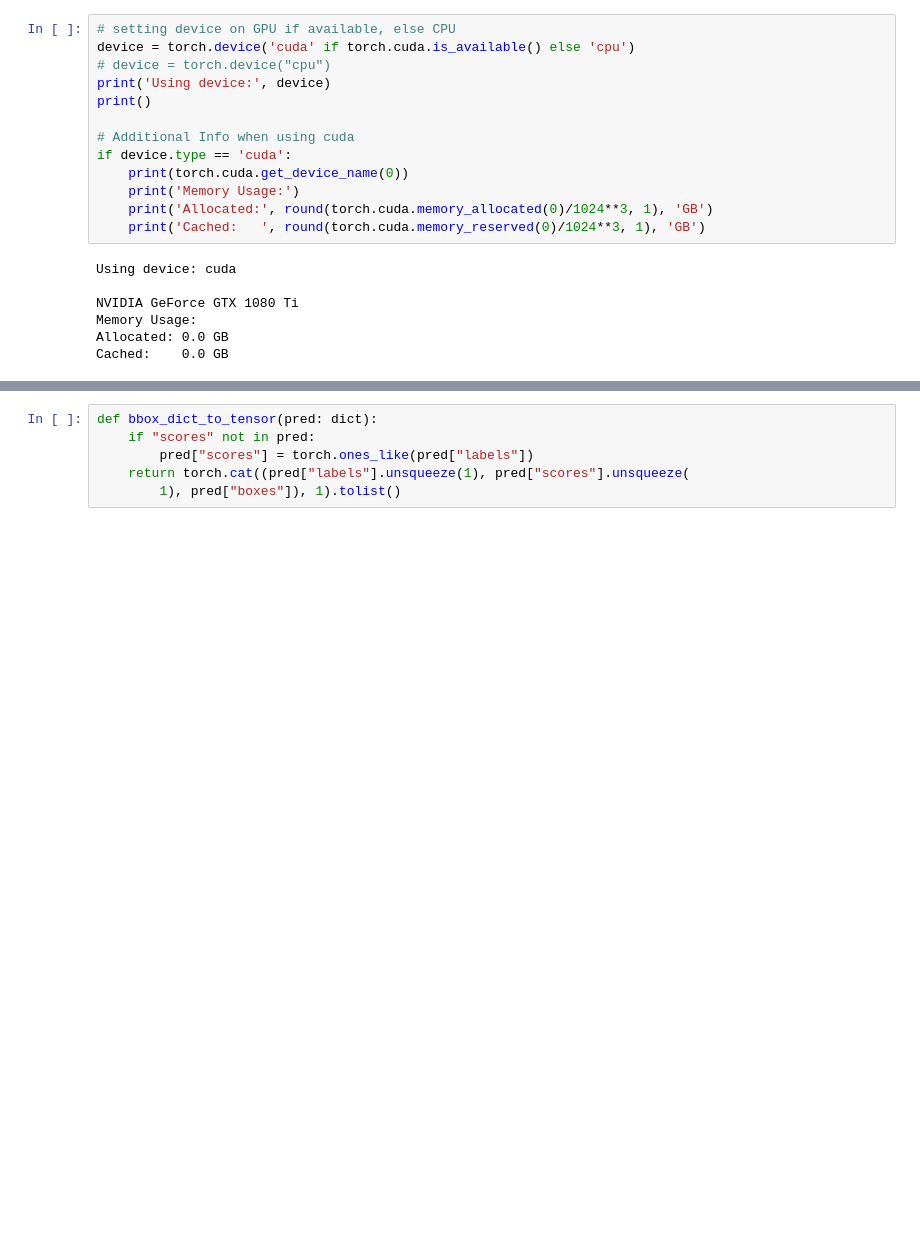
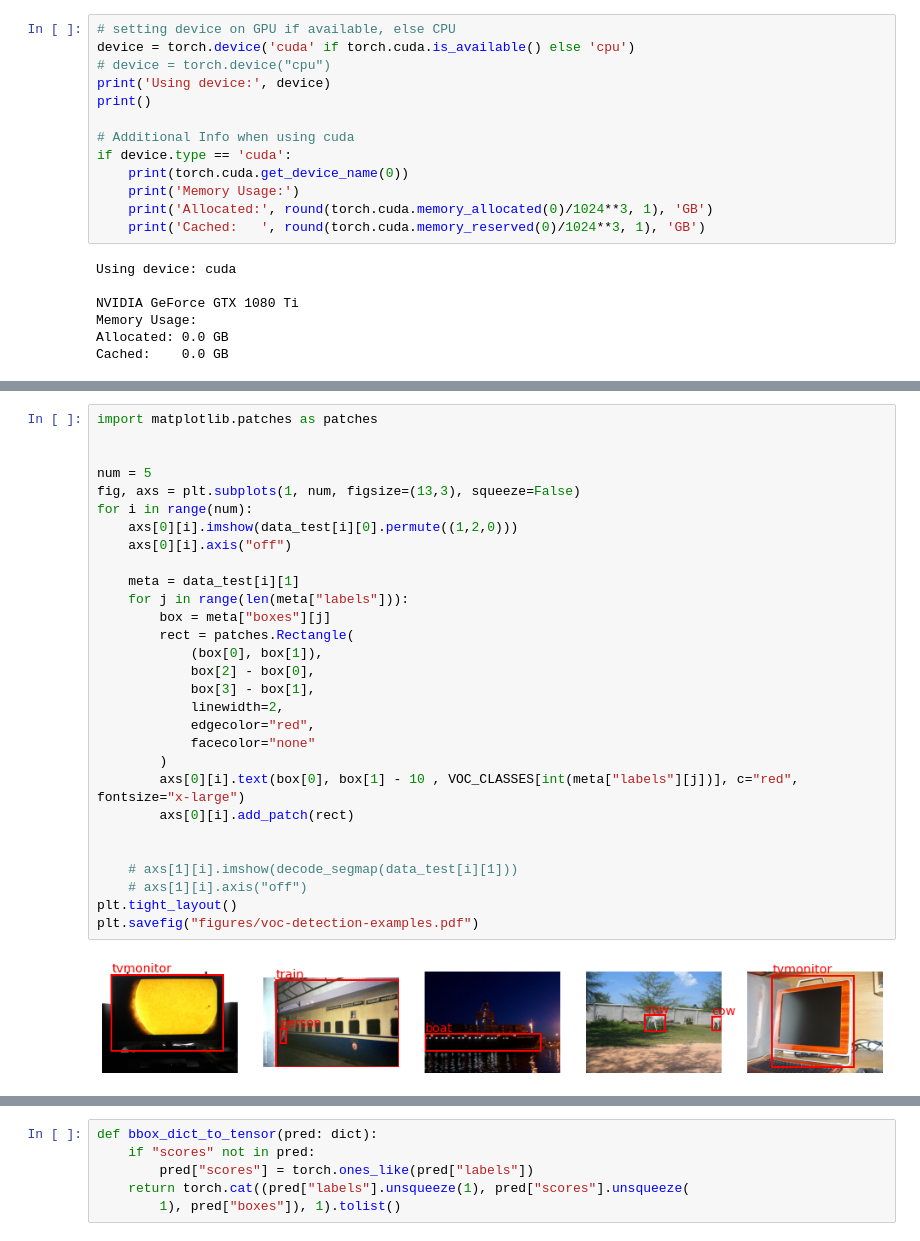
Before and after one commit to vlasakjiri/uncertainty-estimations, a Jupyter notebook: detection.ipynb, the cells around one changed output, grey strips where cells are left out. Drawn from its saved outputs; the diff is of its cells as text; blank space fills up the shorter version.

```diff
--- a/detection.ipynb
+++ b/detection.ipynb
@@ -160,0 +113,31 @@ FasterRCNN(
+# %%
+import matplotlib.patches as patches
+
+
+num = 5
+fig, axs = plt.subplots(1, num, figsize=(13,3), squeeze=False)
+for i in range(num):
+    axs[0][i].imshow(data_test[i][0].permute((1,2,0)))
+    axs[0][i].axis("off")
+
+    meta = data_test[i][1]
+    for j in range(len(meta["labels"])):
+        box = meta["boxes"][j]
+        rect = patches.Rectangle(
+            (box[0], box[1]),
+            box[2] - box[0],
+            box[3] - box[1],
+            linewidth=2,
+            edgecolor="red",
+            facecolor="none"
+        )
+        axs[0][i].text(box[0], box[1] - 10 , VOC_CLASSES[int(meta["labels"][j])], c="red", fontsize="x-large")
+        axs[0][i].add_patch(rect)
+
+
+    # axs[1][i].imshow(decode_segmap(data_test[i][1]))
+    # axs[1][i].axis("off")
+plt.tight_layout()
+plt.savefig("figures/voc-detection-examples.pdf")
+# %% [output]
+[figure, added]
```
Also changed, not shown: parts of 29 cells of this notebook, 9 other files.
